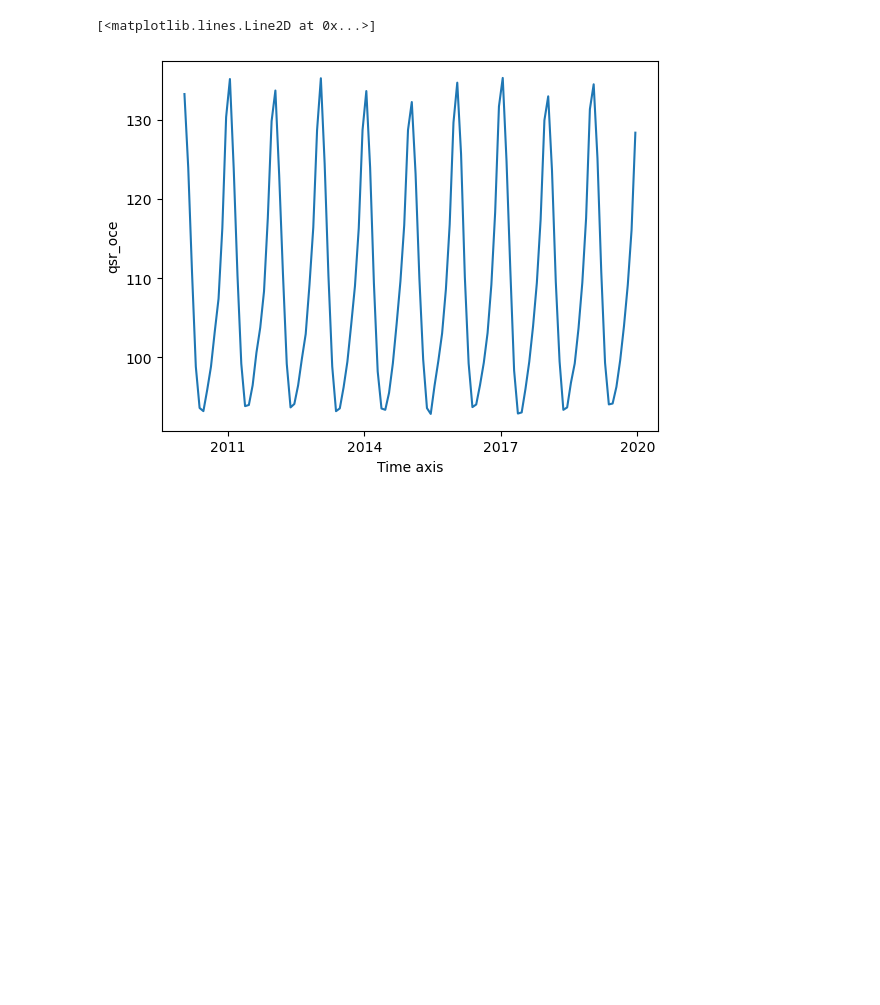
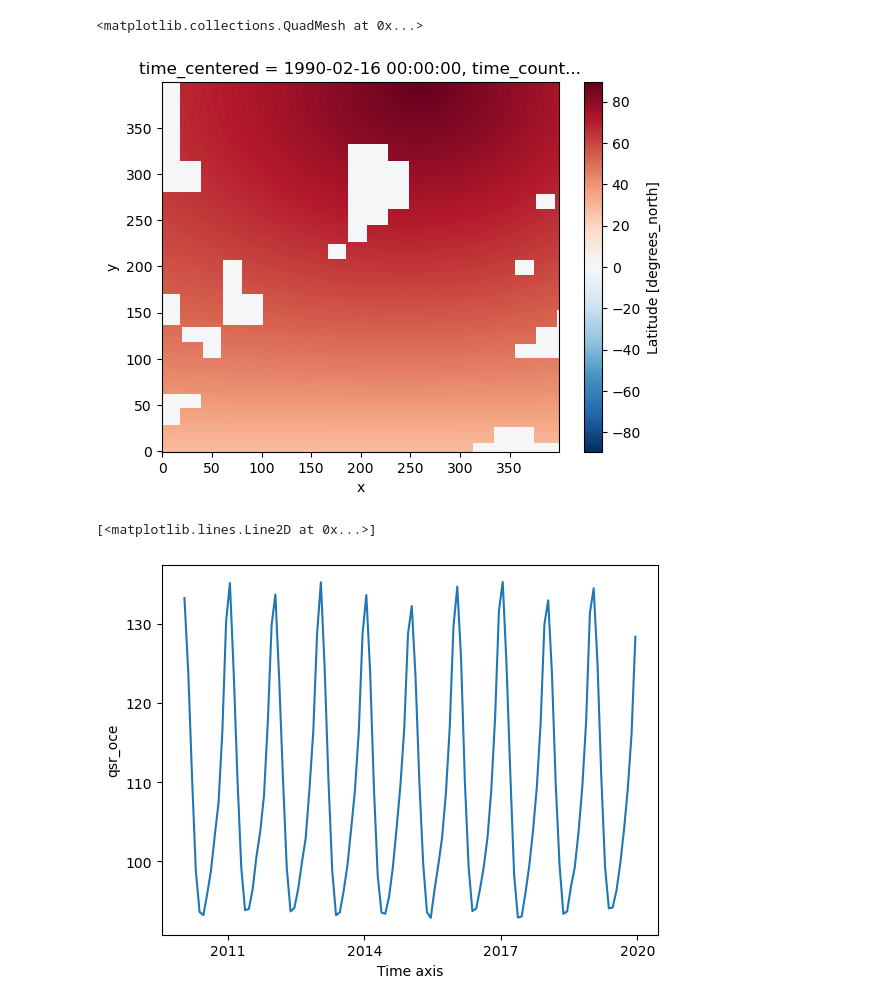
Before and after one commit to NOC-MSM/ARIA_workshop, a Jupyter notebook: Challenges/Challenge1.ipynb, the cells around one changed output. Saved outputs shown, nothing was run; the diff lists cells and outputs as text; code cells hidden in the pictures; blank space fills up the shorter version.

```diff
--- a/Challenges/Challenge1.ipynb
+++ b/Challenges/Challenge1.ipynb
@@ -37,3 +99,8 @@ qsr_snap = ds.qsr_oce.isel(time_counter=0)
+# %%
+ds.nav_lat.isel(time_counter=1).plot()
+# %% [output]
+<matplotlib.collections.QuadMesh at 0x...>
+[figure, added]
 # %%
 qsr_mean.plot()
 # %% [output]
```
Also changed, not shown: parts of 14 cells of this notebook.
